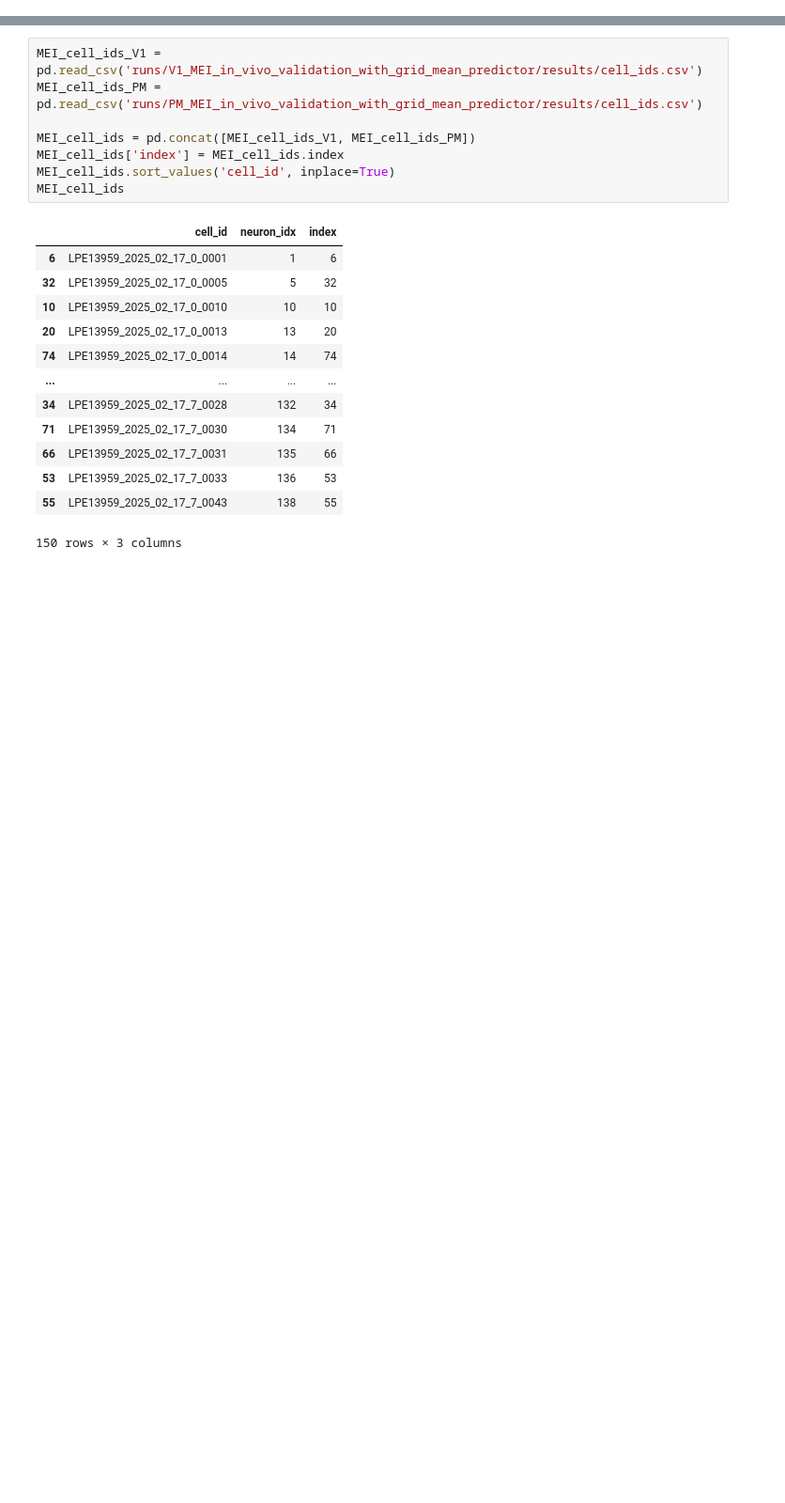
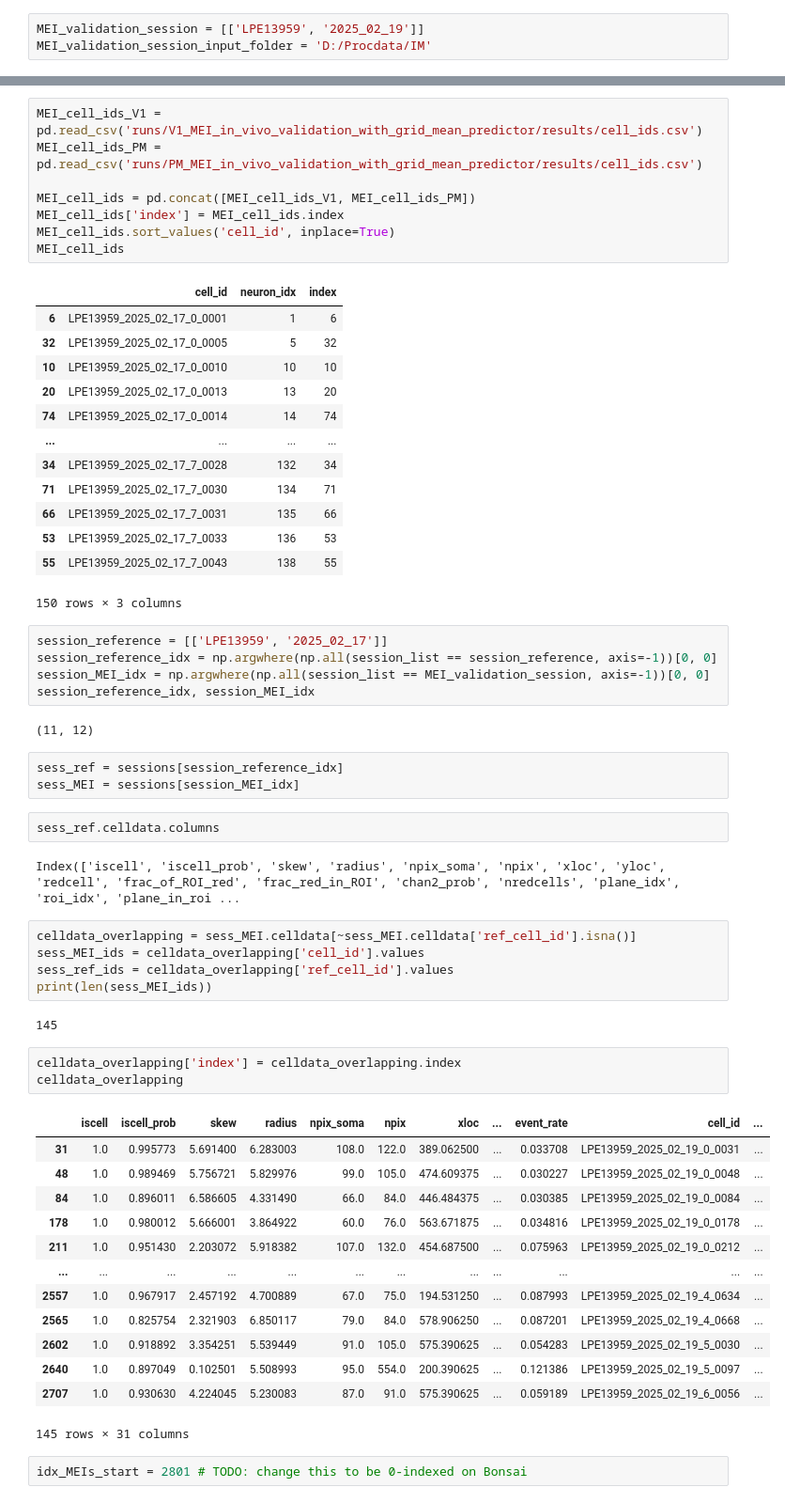
Before and after one commit to ananaphasia/Petreanu_MEI_generation, a Jupyter notebook: 05_match_MEIs.ipynb, the cells around one changed output, grey strips where cells are left out. Shown at 94% size. Drawn from its saved outputs; the diff is of its cells as text; blank space fills up the shorter version.

Commit message:
calculate MEI validation :)

```diff
--- a/05_match_MEIs.ipynb
+++ b/05_match_MEIs.ipynb
@@ -12,3 +10,6 @@ MEI_validation_session = [['LPE']]
+# %%
+MEI_validation_session = [['LPE13959', '2025_02_19']]
+MEI_validation_session_input_folder = 'D:/Procdata/IM'
 # %%
 import sys
 import os
@@ -145,3 +161,43 @@ MEI_cell_ids
 | 53 | LPE13959_2025_02_17_7_0033 | 136 | 53 |
 | 55 | LPE13959_2025_02_17_7_0043 | 138 | 55 |
 150 rows × 3 columns
+# %%
+session_reference = [['LPE13959', '2025_02_17']]
+session_reference_idx = np.argwhere(np.all(session_list == session_reference, axis=-1))[0, 0]
+session_MEI_idx = np.argwhere(np.all(session_list == MEI_validation_session, axis=-1))[0, 0]
+session_reference_idx, session_MEI_idx
+# %% [output]
+(11, 12)
+# %%
+sess_ref = sessions[session_reference_idx]
+sess_MEI = sessions[session_MEI_idx]
+# %%
+sess_ref.celldata.columns
+# %% [output]
+Index(['iscell', 'iscell_prob', 'skew', 'radius', 'npix_soma', 'npix', 'xloc', 'yloc', 'redcell', 'frac_of_ROI_red', 'frac_red_in_ROI', 'chan2_prob', 'nredcells', 'plane_idx', 'roi_idx', 'plane_in_roi ...
+# %%
+celldata_overlapping = sess_MEI.celldata[~sess_MEI.celldata['ref_cell_id'].isna()]
+sess_MEI_ids = celldata_overlapping['cell_id'].values
+sess_ref_ids = celldata_overlapping['ref_cell_id'].values
+print(len(sess_MEI_ids))
+# %% [output]
+145
+# %%
+celldata_overlapping['index'] = celldata_overlapping.index
+celldata_overlapping
+# %% [output]
+|  | iscell | iscell_prob | skew | radius | npix_soma | npix | xloc | ... | event_rate | cell_id | ... |
+| 31 | 1.0 | 0.995773 | 5.691400 | 6.283003 | 108.0 | 122.0 | 389.062500 | ... | 0.033708 | LPE13959_2025_02_19_0_0031 | ... |
+| 48 | 1.0 | 0.989469 | 5.756721 | 5.829976 | 99.0 | 105.0 | 474.609375 | ... | 0.030227 | LPE13959_2025_02_19_0_0048 | ... |
+| 84 | 1.0 | 0.896011 | 6.586605 | 4.331490 | 66.0 | 84.0 | 446.484375 | ... | 0.030385 | LPE13959_2025_02_19_0_0084 | ... |
+| 178 | 1.0 | 0.980012 | 5.666001 | 3.864922 | 60.0 | 76.0 | 563.671875 | ... | 0.034816 | LPE13959_2025_02_19_0_0178 | ... |
+| 211 | 1.0 | 0.951430 | 2.203072 | 5.918382 | 107.0 | 132.0 | 454.687500 | ... | 0.075963 | LPE13959_2025_02_19_0_0212 | ... |
+| ... | ... | ... | ... | ... | ... | ... | ... | ... | ... | ... | ... |
+| 2557 | 1.0 | 0.967917 | 2.457192 | 4.700889 | 67.0 | 75.0 | 194.531250 | ... | 0.087993 | LPE13959_2025_02_19_4_0634 | ... |
+| 2565 | 1.0 | 0.825754 | 2.321903 | 6.850117 | 79.0 | 84.0 | 578.906250 | ... | 0.087201 | LPE13959_2025_02_19_4_0668 | ... |
+| 2602 | 1.0 | 0.918892 | 3.354251 | 5.539449 | 91.0 | 105.0 | 575.390625 | ... | 0.054283 | LPE13959_2025_02_19_5_0030 | ... |
+| 2640 | 1.0 | 0.897049 | 0.102501 | 5.508993 | 95.0 | 554.0 | 200.390625 | ... | 0.121386 | LPE13959_2025_02_19_5_0097 | ... |
+| 2707 | 1.0 | 0.930630 | 4.224045 | 5.230083 | 87.0 | 91.0 | 575.390625 | ... | 0.059189 | LPE13959_2025_02_19_6_0056 | ... |
+145 rows × 31 columns
+# %%
+idx_MEIs_start = 2801 # TODO: change this to be 0-indexed on Bonsai
```
Also changed, not shown: parts of 12 cells of this notebook.
